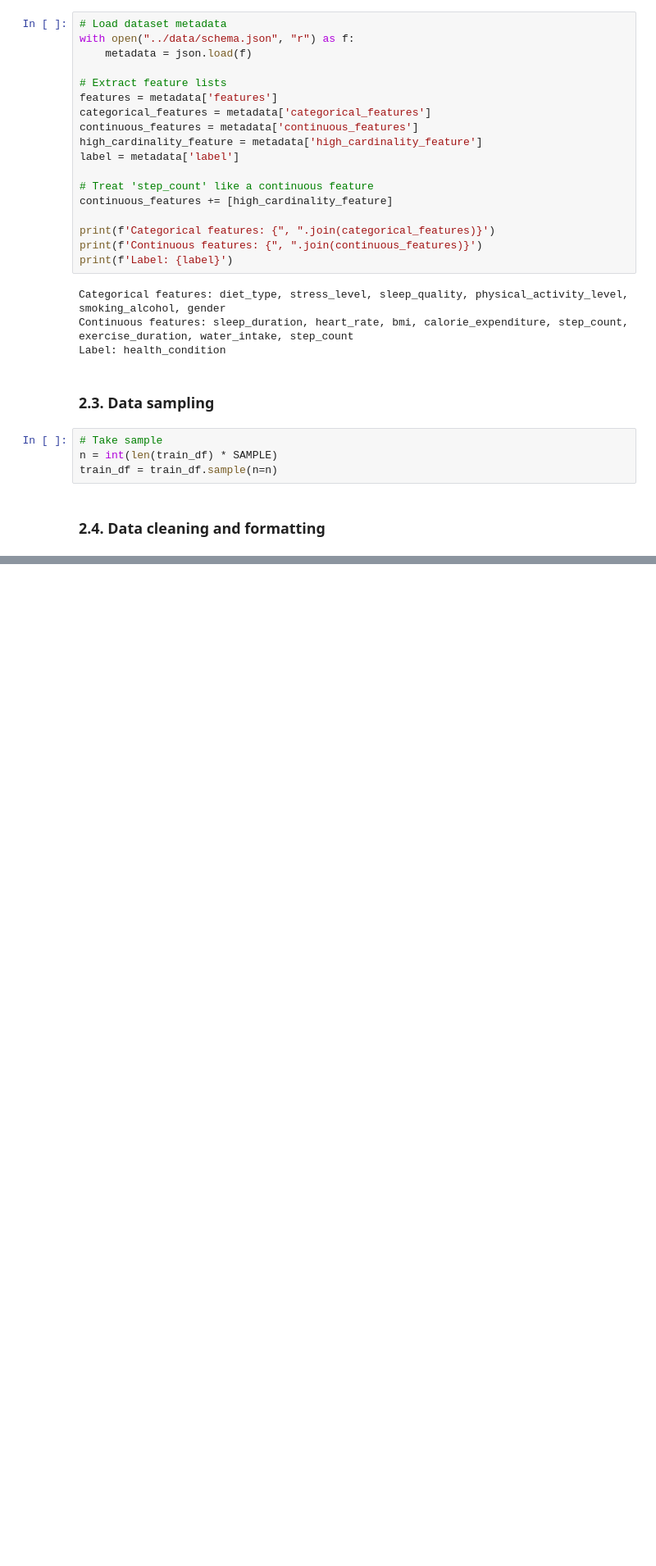
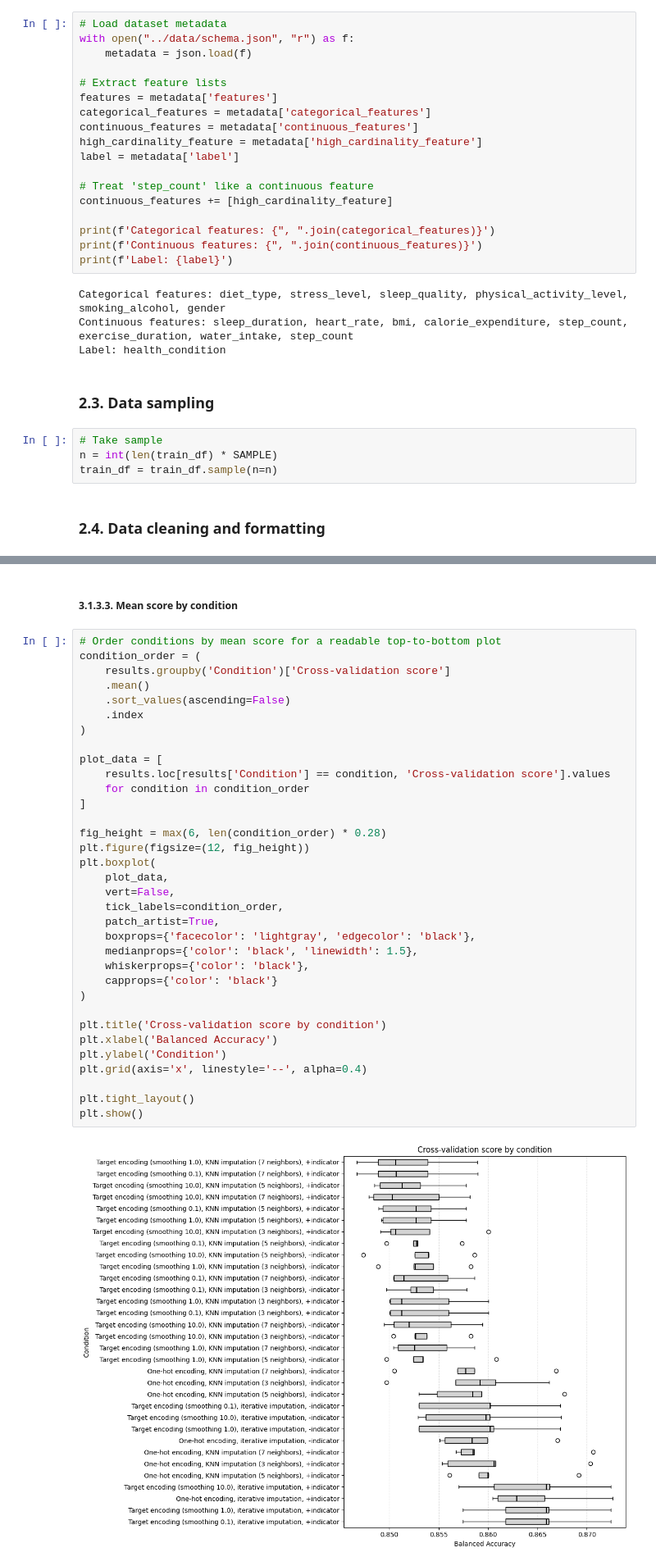
Before and after one commit to gperdrizet/student-health-risk, a Jupyter notebook: notebooks/02-data-preprocessing.ipynb, the cells around one changed output, grey strips where cells are left out. Shown at 82% size. Drawn from its saved outputs; the diff is of its cells as text; blank space fills up the shorter version.

```diff
--- a/notebooks/02-data-preprocessing.ipynb
+++ b/notebooks/02-data-preprocessing.ipynb
@@ -785,0 +291,38 @@ Evaluating condition: One-hot encoding, KNN imputation (3 neighbors), -indicator
+# %% [markdown]
+##### 3.1.3.3. Mean score by condition
+# %%
+# Order conditions by mean score for a readable top-to-bottom plot
+condition_order = (
+    results.groupby('Condition')['Cross-validation score']
+    .mean()
+    .sort_values(ascending=False)
+    .index
+)
+
+plot_data = [
+    results.loc[results['Condition'] == condition, 'Cross-validation score'].values
+    for condition in condition_order
+]
+
+fig_height = max(6, len(condition_order) * 0.28)
+plt.figure(figsize=(12, fig_height))
+plt.boxplot(
+    plot_data,
+    vert=False,
+    tick_labels=condition_order,
+    patch_artist=True,
+    boxprops={'facecolor': 'lightgray', 'edgecolor': 'black'},
+    medianprops={'color': 'black', 'linewidth': 1.5},
+    whiskerprops={'color': 'black'},
+    capprops={'color': 'black'}
+)
+
+plt.title('Cross-validation score by condition')
+plt.xlabel('Balanced Accuracy')
+plt.ylabel('Condition')
+plt.grid(axis='x', linestyle='--', alpha=0.4)
+
+plt.tight_layout()
+plt.show()
+# %% [output]
+[figure, added]
```
Also changed, not shown: parts of 37 cells of this notebook, 7 other files.
